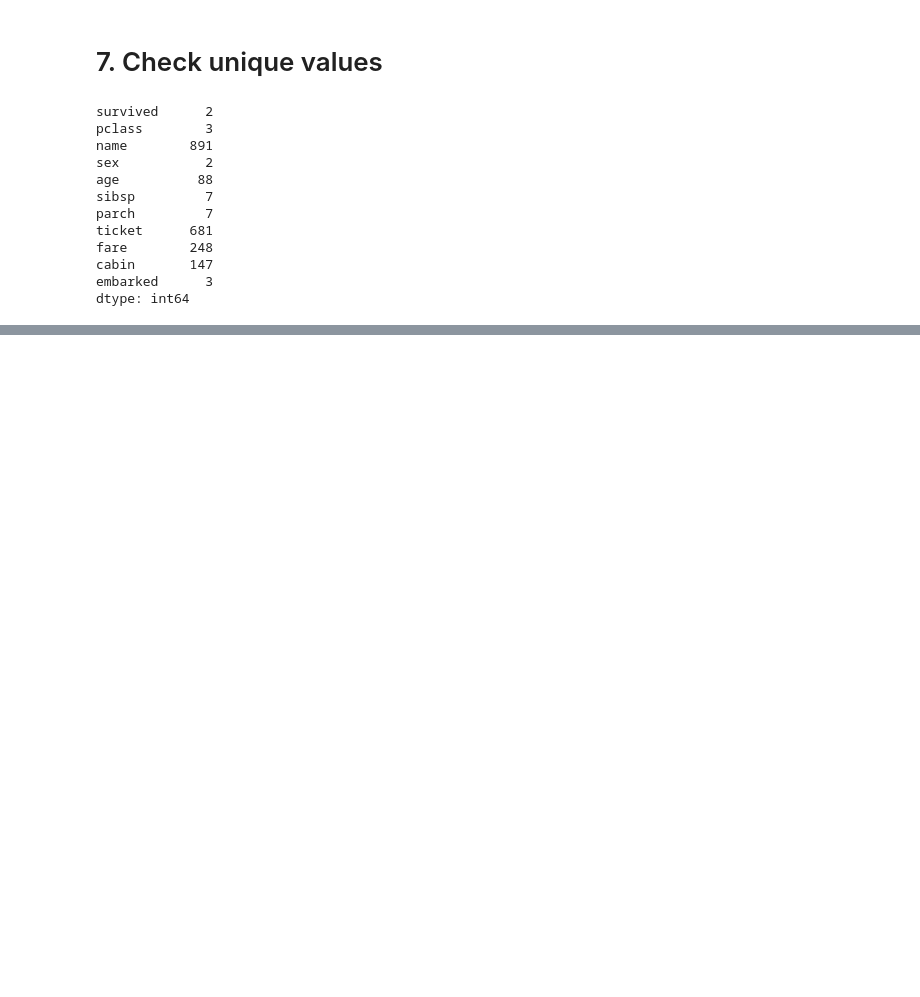
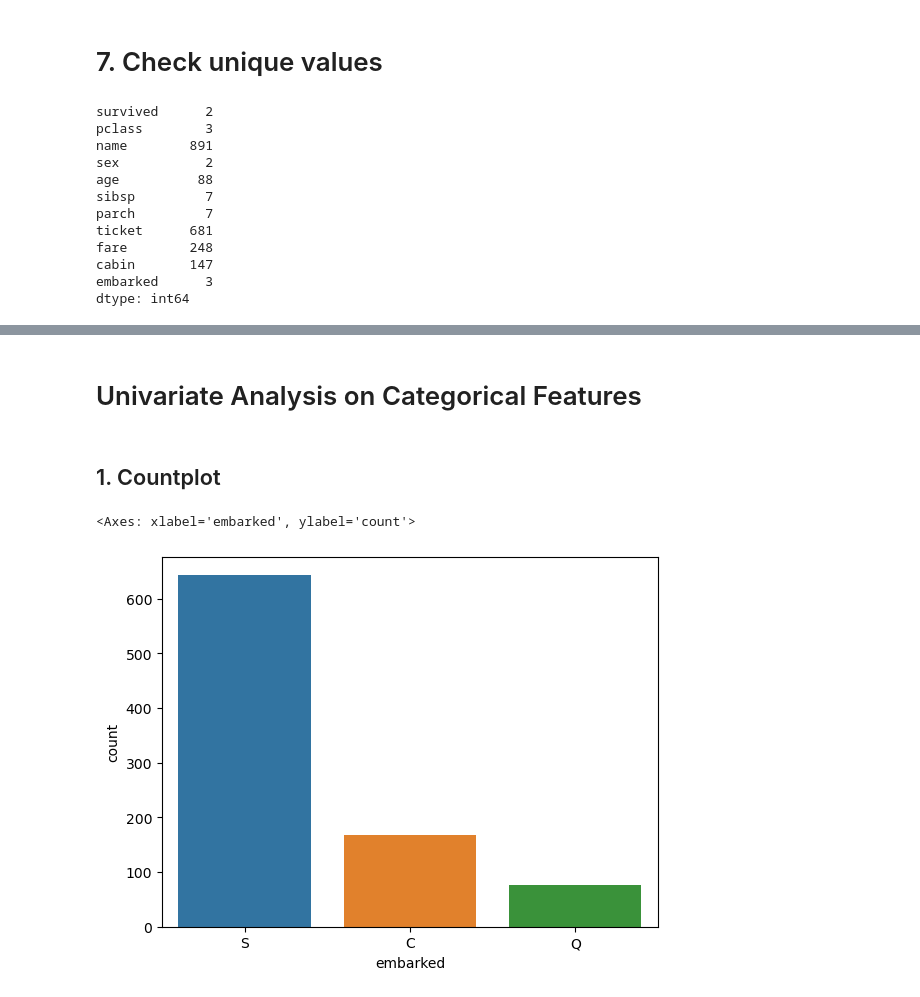
Before and after one commit to DeepjyotiBhattacharjee/EDA-and-Feature-Engineering-for-Data-Science-, a Jupyter notebook: EDA and Feature Engineering Day 1.ipynb, the cells around one changed output, grey strips where cells are left out. Drawn from its saved outputs; the diff is of its cells as text; code cells hidden in the pictures; blank space fills up the shorter version.

```diff
--- a/EDA and Feature Engineering Day 1.ipynb
+++ b/EDA and Feature Engineering Day 1.ipynb
@@ -192,0 +274,9 @@ df.corr()
+# %% [markdown]
+# Univariate Analysis on Categorical Features
+# %% [markdown]
+## 1. Countplot
+# %%
+sns.countplot(data=df,x='embarked')
+# %% [output]
+<Axes: xlabel='embarked', ylabel='count'>
+[figure, added]
```
Also changed, not shown: parts of 29 cells of this notebook.
